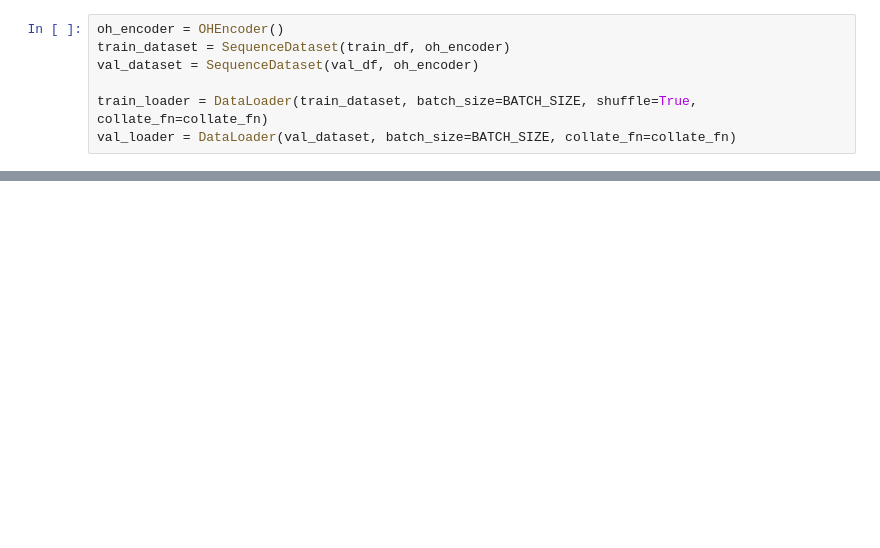
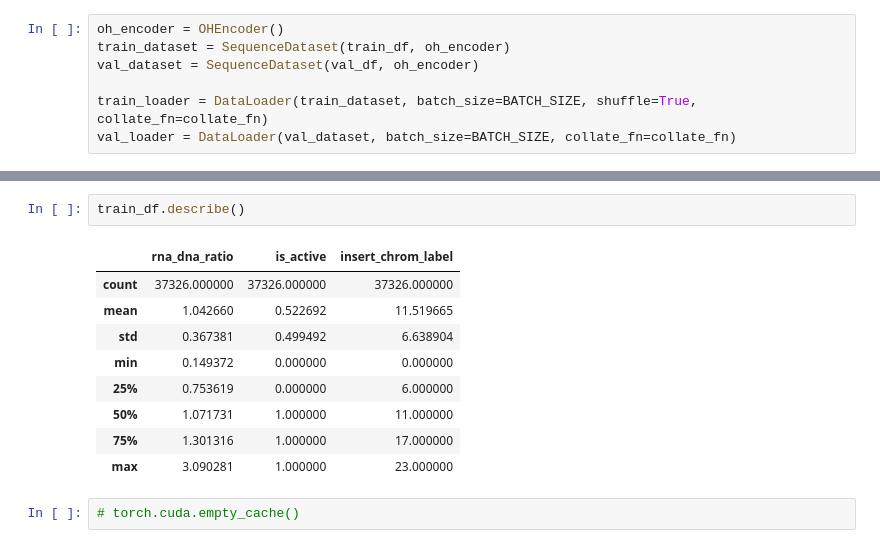
Before and after one commit to kugi8412/DL-Life-Science, a Jupyter notebook: DL2025_MiniProject.ipynb, the cells around one changed output, grey strips where cells are left out. Drawn from its saved outputs; the diff is of its cells as text; blank space fills up the shorter version.

```diff
--- a/DL2025_MiniProject.ipynb
+++ b/DL2025_MiniProject.ipynb
@@ -296,3 +639,17 @@ Compile with `TORCH_USE_CUDA_DSA` to enable device-side assertions.
+# %%
+train_df.describe()
+# %% [output]
+|  | rna_dna_ratio | is_active | insert_chrom_label |
+| count | 37326.000000 | 37326.000000 | 37326.000000 |
+| mean | 1.042660 | 0.522692 | 11.519665 |
+| std | 0.367381 | 0.499492 | 6.638904 |
+| min | 0.149372 | 0.000000 | 0.000000 |
+| 25% | 0.753619 | 0.000000 | 6.000000 |
+| 50% | 1.071731 | 1.000000 | 11.000000 |
+| 75% | 1.301316 | 1.000000 | 17.000000 |
+| max | 3.090281 | 1.000000 | 23.000000 |
+# %%
+# torch.cuda.empty_cache()
 # %%
 for epoch in range(EPOCHS):
     model.train()
```
Also changed, not shown: parts of 24 cells of this notebook, 1 other file.
